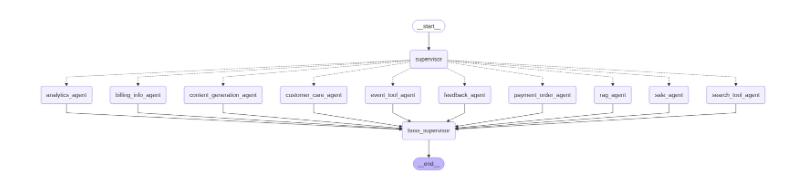
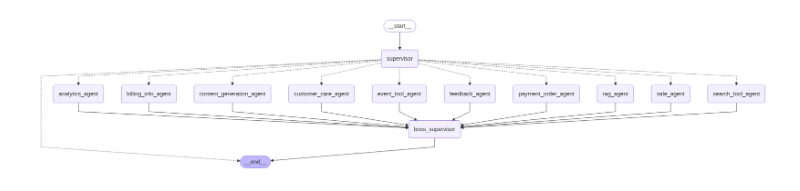
Before and after one commit to SatyamSingh8306/Agentic_System, a Jupyter notebook: workflow.ipynb, the cells around one changed output. Drawn from its saved outputs; the diff is of its cells as text; code cells hidden in the pictures.

```diff
--- a/workflow.ipynb
+++ b/workflow.ipynb
@@ -1,15 +1,15 @@
 # %%
 from IPython.display import Image, display
 from langchain_core.runnables.graph import MermaidDrawMethod
-# from  workflow import app
-from agents.supervisor import app
+from  agents.supervisor import final_agent
+# from search_agent import app
 
 display(
     Image(
-        app.get_graph().draw_mermaid_png(
+        final_agent.get_graph().draw_mermaid_png(
             draw_method=MermaidDrawMethod.API
         )
     )
 )
 # %% [output]
-[figure, old version]
+[figure, new version]
```
Also changed, not shown: parts of 2 cells of this notebook, 12 other files.
